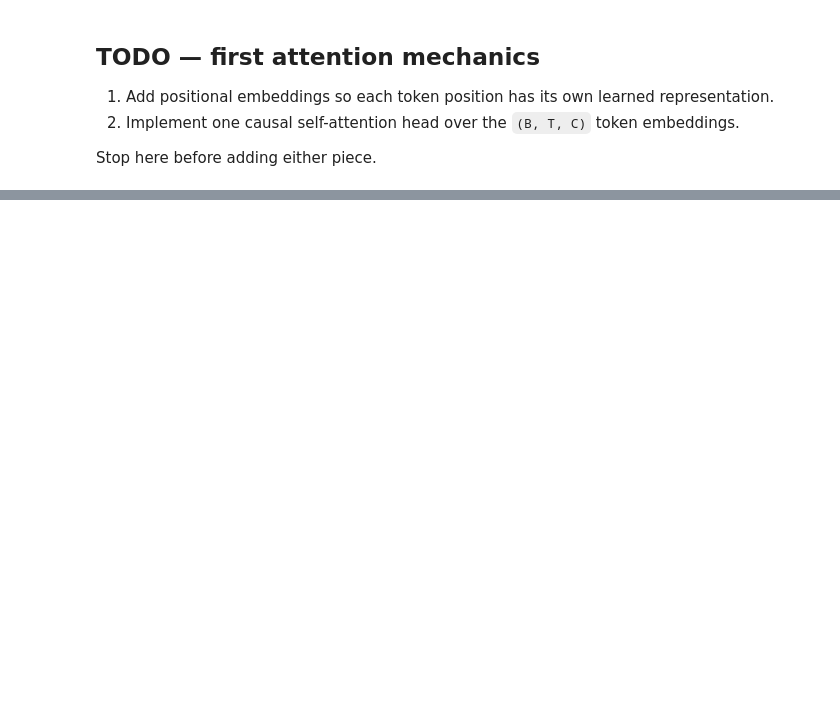
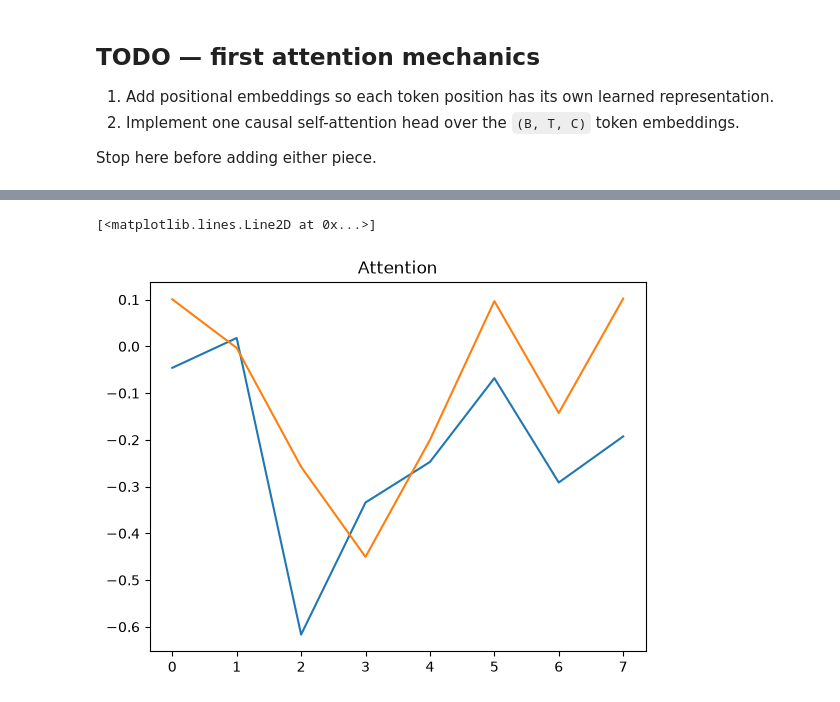
Before and after one commit to haidmoham/lmlab, a Jupyter notebook: notebooks/03_attention.ipynb, the cells around one changed output, grey strips where cells are left out. Cells and saved outputs as stored; diff of their text form; code cells hidden in the pictures; blank space fills up the shorter version.

Commit message:
attention first pass

```diff
--- a/notebooks/03_attention.ipynb
+++ b/notebooks/03_attention.ipynb
@@ -57,3 +59,9 @@ print(f"Token embedding shape (B, T, C): {tuple(token_embeddings.shape)}")
 2. Implement one causal self-attention head over the `(B, T, C)` token embeddings.
 
 Stop here before adding either piece.
+# %%
+# Positional embeddings
+positional_embeddings = nn.Parameter(torch.zeros(1, block_size, n_embd))
+# Add positional embeddings to token embeddings
+token_embeddings += positional_embeddings
+print(f"Token embedding shape after adding positional embeddings (B, T, C): {tuple(token_embeddings.shape)}")
@@ -59,0 +120,29 @@ Stop here before adding either piece.
+# %%
+import matplotlib.pyplot as plt
+
+k_plot = plt.plot
+q_plot = plt.plot
+v_plot = plt.plot
+
+k_plot(k[0, 0].detach().numpy())
+q_plot(q[0, 0].detach().numpy())
+v_plot(v[0, 0].detach().numpy())
+
+# new plot
+a_1 = attention[0, 0].detach().numpy()
+a_2 = attention[0, 1].detach().numpy()
+
+plt.clf()
+
+a_plot = plt.plot
+
+plt.title('Attention')
+a_plot(a_1)
+a_plot(a_2)
+
+# k_plot(k[0, 0].detach().numpy())
+# q_plot(q[0, 0].detach().numpy())
+# v_plot(v[0, 0].detach().numpy())
+# %% [output]
+[<matplotlib.lines.Line2D at 0x...>]
+[figure, added]
```
Also changed, not shown: parts of 3 cells of this notebook.
